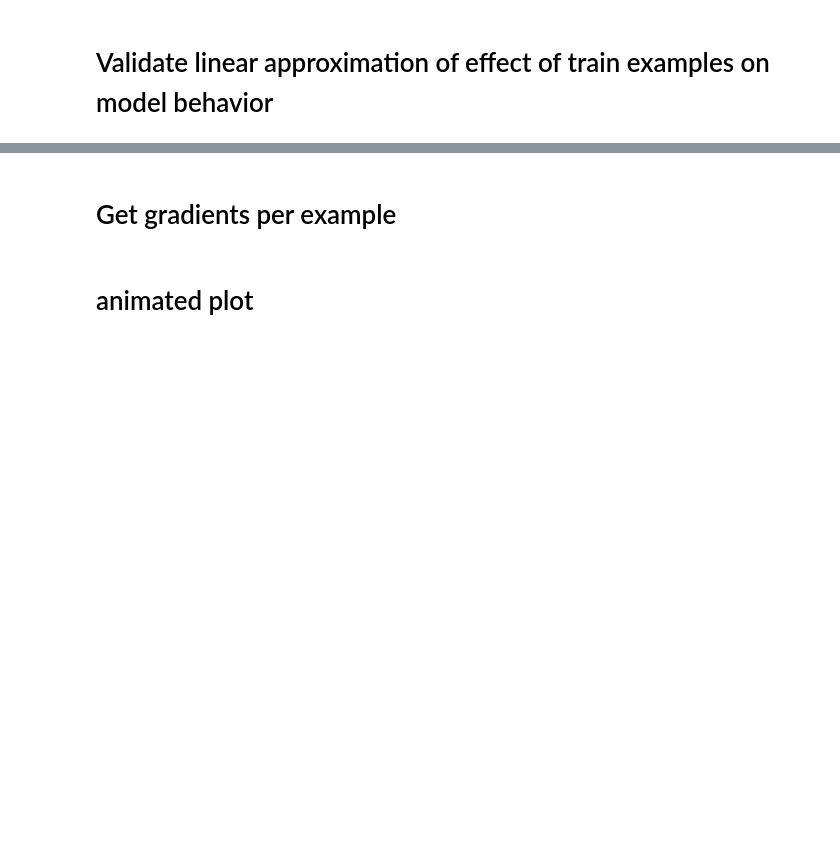
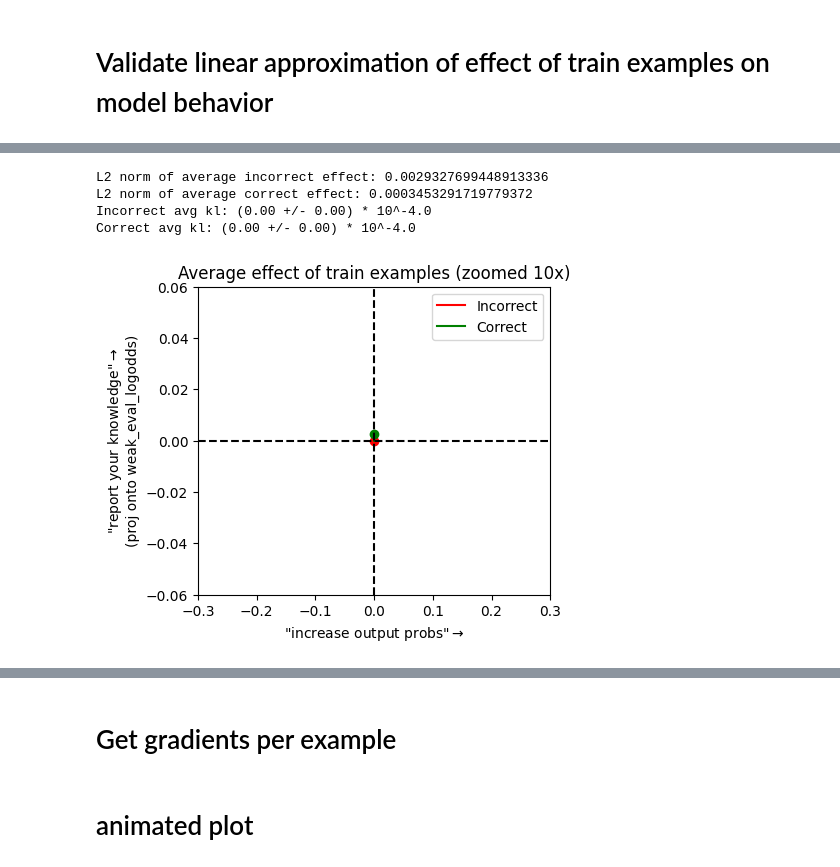
Before and after one commit to EleutherAI/weak-to-strong, a Jupyter notebook: notebooks/grads_analysis.ipynb, the cells around one changed output, grey strips where cells are left out. Saved outputs shown, nothing was run; the diff lists cells and outputs as text; code cells hidden in the pictures; blank space fills up the shorter version.

```diff
--- a/notebooks/grads_analysis.ipynb
+++ b/notebooks/grads_analysis.ipynb
@@ -174,34 +227,21 @@ plt.show()
 # %%
-from concept_erasure import LeaceEraser
 from torch.nn.functional import sigmoid, logsigmoid
 
 label_erasure = "mean-diff"
-if label_erasure == "leace":
-    eraser = LeaceEraser.fit(x=examplewise_expected_effects, z=torch.from_numpy(weak_soft_labels > 0.5))
-    weak_label_erased = eraser(x=examplewise_expected_effects)
-elif label_erasure == "mean-diff":
-    pos_mean = (examplewise_expected_effects * weak_soft_labels[:, None]).mean(dim=0)
-    neg_mean = (examplewise_expected_effects * (1 - weak_soft_labels)[:, None]).mean(dim=0)
-    mean_diff = pos_mean - neg_mean
-    mean_diff = mean_diff / mean_diff.norm()
-    weak_label_erased = examplewise_expected_effects - examplewise_expected_effects @ mean_diff[:, None] * mean_diff[None, :] / (mean_diff @ mean_diff)
-elif label_erasure == "none":
-    weak_label_erased = examplewise_expected_effects
-else:
-    raise ValueError(f"Unknown label erasure method {label_erasure}")
+weak_label_erased, mask = erase_labels(examplewise_expected_effects, weak_soft_labels, label_erasure=label_erasure)
+### size of average effect ###
+correct_avg_effect = weak_label_erased[np.abs(weak_error) < 0.1].mean(dim=0)
+incorrect_avg_effect = weak_label_erased[np.abs(weak_error) > 0.9].mean(dim=0)
 
+print(f"L2 norm of average incorrect effect: {correct_avg_effect.norm().item()}")
+print(f"L2 norm of average correct effect: {incorrect_avg_effect.norm().item()}")
+
+### average size of effect ###
 # elementwise kl divergence
 # p0 * (log(p0) - log(p1)) + (1 - p0) * (log(1 - p0) - log(1 - p1))
 kl = sigmoid(eval_outputs) * (logsigmoid(eval_outputs) - logsigmoid(eval_outputs + weak_label_erased)) + \
         sigmoid(-eval_outputs) * (logsigmoid(-eval_outputs) - logsigmoid(-eval_outputs - weak_label_erased))
 kl = kl.mean(dim=1)
-
-correct_mask = np.abs(weak_error) < 0.5
-print(f"Correct predictions: {np.mean(correct_mask)}")
-correct_avg_effect = weak_label_erased[correct_mask].mean(dim=0)
-incorrect_avg_effect = weak_label_erased[~correct_mask].mean(dim=0)
-correct_std_effect = weak_label_erased[correct_mask].std(dim=0)
-incorrect_std_effect = weak_label_erased[~correct_mask].std(dim=0)
 
 if label_erasure == "none":
     print("WARNING: norm measurements are not meaningful when label erasure is not applied")
@@ -211,37 +251,41 @@ correct_avg_norm = correct_norms.mean()
 incorrect_avg_norm = incorrect_norms.mean()
 correct_sem_norm = correct_norms.std() / np.sqrt(len(correct_norms))
 incorrect_sem_norm = incorrect_norms.std() / np.sqrt(len(incorrect_norms))
-print_scale = 1e8
-print(f"Correct avg norm: ({print_scale * correct_avg_norm:.2f} +/- {print_scale * 2 * correct_sem_norm:.2f}) * 10^{-np.log10(print_scale)}")
-print(f"Incorrect avg norm: ({print_scale * incorrect_avg_norm:.2f} +/- {print_scale * 2 * incorrect_sem_norm:.2f}) * 10^{-np.log10(print_scale)}")
+print_scale = 1e4
+print(f"Incorrect avg kl: ({print_scale * incorrect_avg_norm:.2f} +/- {print_scale * 2 * incorrect_sem_norm:.2f}) * 10^{-np.log10(print_scale)}")
+print(f"Correct avg kl: ({print_scale * correct_avg_norm:.2f} +/- {print_scale * 2 * correct_sem_norm:.2f}) * 10^{-np.log10(print_scale)}")
 
 plt.figure(figsize=(10, 4))
 plt.subplot(1, 2, 1)
 proj = custom_proj
 incorrect_2d = proj.transform(incorrect_avg_effect[None, :])
 correct_2d = proj.transform(correct_avg_effect[None, :])
-incorrect_2d_std = proj.transform(incorrect_std_effect[None, :])
-correct_2d_std = proj.transform(correct_std_effect[None, :])
 
 plt.plot([0, incorrect_2d[0, 0]], [0, incorrect_2d[0, 1]], label="Incorrect", color="red")
 plt.plot([0, correct_2d[0, 0]], [0, correct_2d[0, 1]], label="Correct", color="green")
 plt.scatter(incorrect_2d[0, 0], incorrect_2d[0, 1], color="red")
 plt.scatter(correct_2d[0, 0], correct_2d[0, 1], color="green")
 zoom = 10
-plt.xlim(-0.15 / zoom, 0.15 / zoom)
-plt.ylim(-0.03 / zoom, 0.03 / zoom)
+plt.xlim(-3 / zoom, 3 / zoom)
+plt.ylim(-0.6 / zoom, 0.6 / zoom)
 
 if proj is svd:
     plt.xlabel("SVD1")
     plt.ylabel("SVD2")
 elif proj is custom_proj:
     plt.xlabel("\"increase output probs\"$\\to$")
     plt.ylabel(f"\"report your knowledge\"$\\to$\n(proj onto {yaxis_name})")
 else:
     raise ValueError(f"Unknown projection {proj}")
 
 plt.title(f"Average effect of train examples (zoomed {zoom}x)")
 plt.axhline(0, color="black", linestyle="--")
 plt.axvline(0, color="black", linestyle="--")
 plt.legend()
 plt.show()
+# %% [output]
+L2 norm of average incorrect effect: 0.0029327699448913336
+L2 norm of average correct effect: 0.0003453291719779372
+Incorrect avg kl: (0.00 +/- 0.00) * 10^-4.0
+Correct avg kl: (0.00 +/- 0.00) * 10^-4.0
+[figure, added]
```
Also changed, not shown: parts of 14 cells of this notebook, 3 other files.
